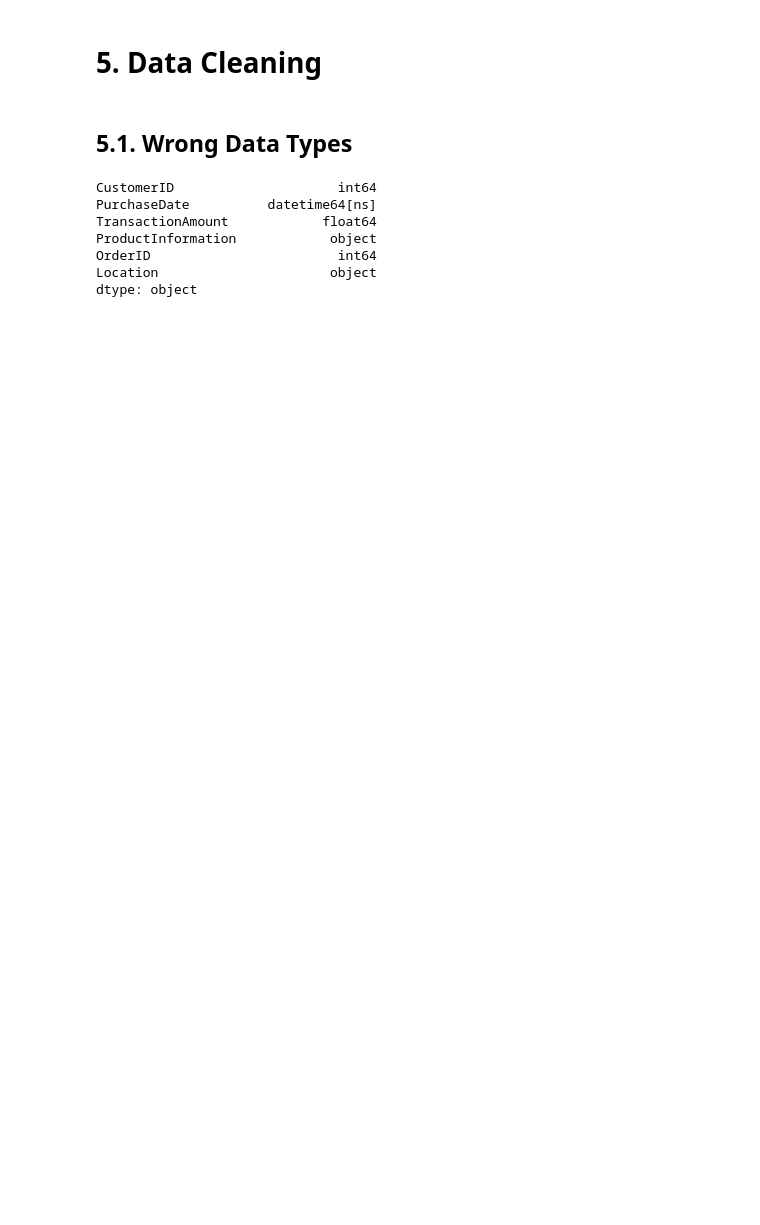
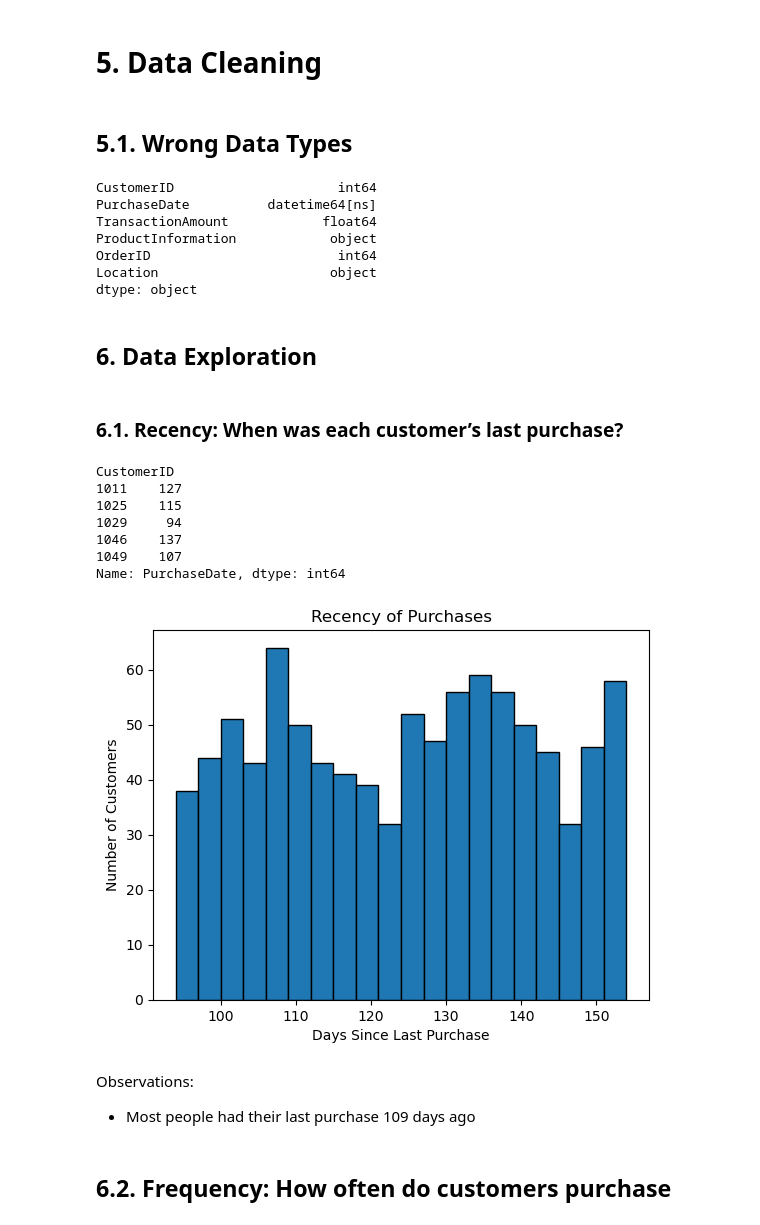
Before and after one commit to George-Mbugua/RFM-Analysis-Recency-Frequency-and-Monetary-Value-, a Jupyter notebook: Untitled-1.ipynb, the cells around one changed output. Saved outputs shown, nothing was run; the diff lists cells and outputs as text; code cells hidden in the pictures; blank space fills up the shorter version.

Commit message:
Data Exploration

```diff
--- a/Untitled-1.ipynb
+++ b/Untitled-1.ipynb
@@ -130,3 +144,37 @@ ProductInformation            object
 OrderID                        int64
 Location                      object
 dtype: object
+# %% [markdown]
+## 6. Data Exploration
+# %% [markdown]
+### 6.1. Recency: When was each customer’s last purchase?
+# %%
+# Finding the most recent purchase date for each customer
+recency_df = df.groupby('CustomerID')['PurchaseDate'].max()
+
+# Calculating the number of days since the last purchase for each customer
+recency_df = (pd.Timestamp.now() - recency_df).dt.days
+
+# Displaying the first few rows
+print(recency_df.head())
+
+# Plotting a histogram
+plt.hist(recency_df, bins=20, edgecolor='black')
+plt.title('Recency of Purchases')
+plt.xlabel('Days Since Last Purchase')
+plt.ylabel('Number of Customers')
+plt.show()
+# %% [output]
+CustomerID
+1011    127
+1025    115
+1029     94
+1046    137
+1049    107
+Name: PurchaseDate, dtype: int64
+[figure, added]
+# %% [markdown]
+Observations:
+- Most people had their last purchase 109 days ago
+# %% [markdown]
+## 6.2. Frequency: How often do customers purchase
```
Also changed, not shown: parts of 9 cells of this notebook.
